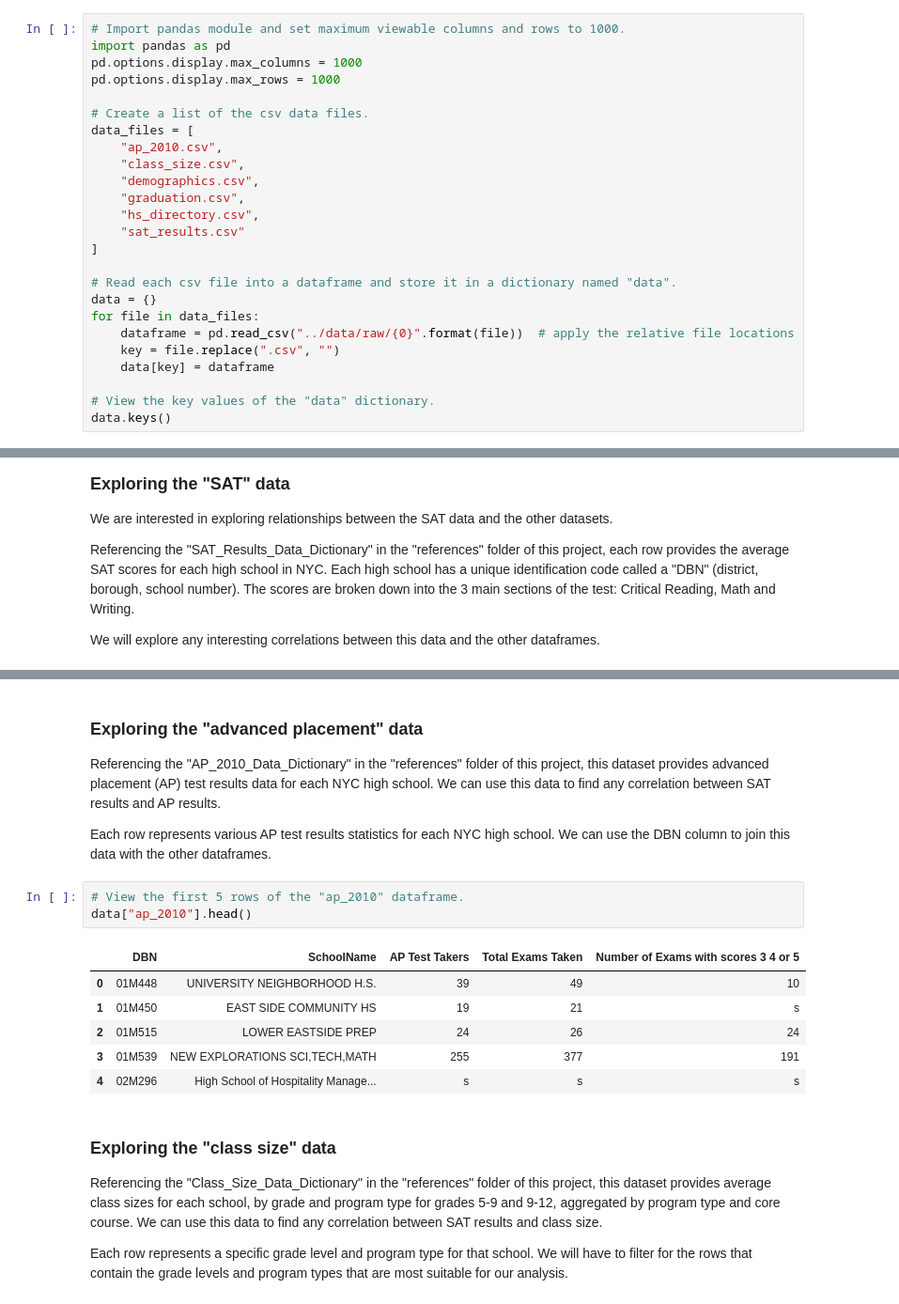
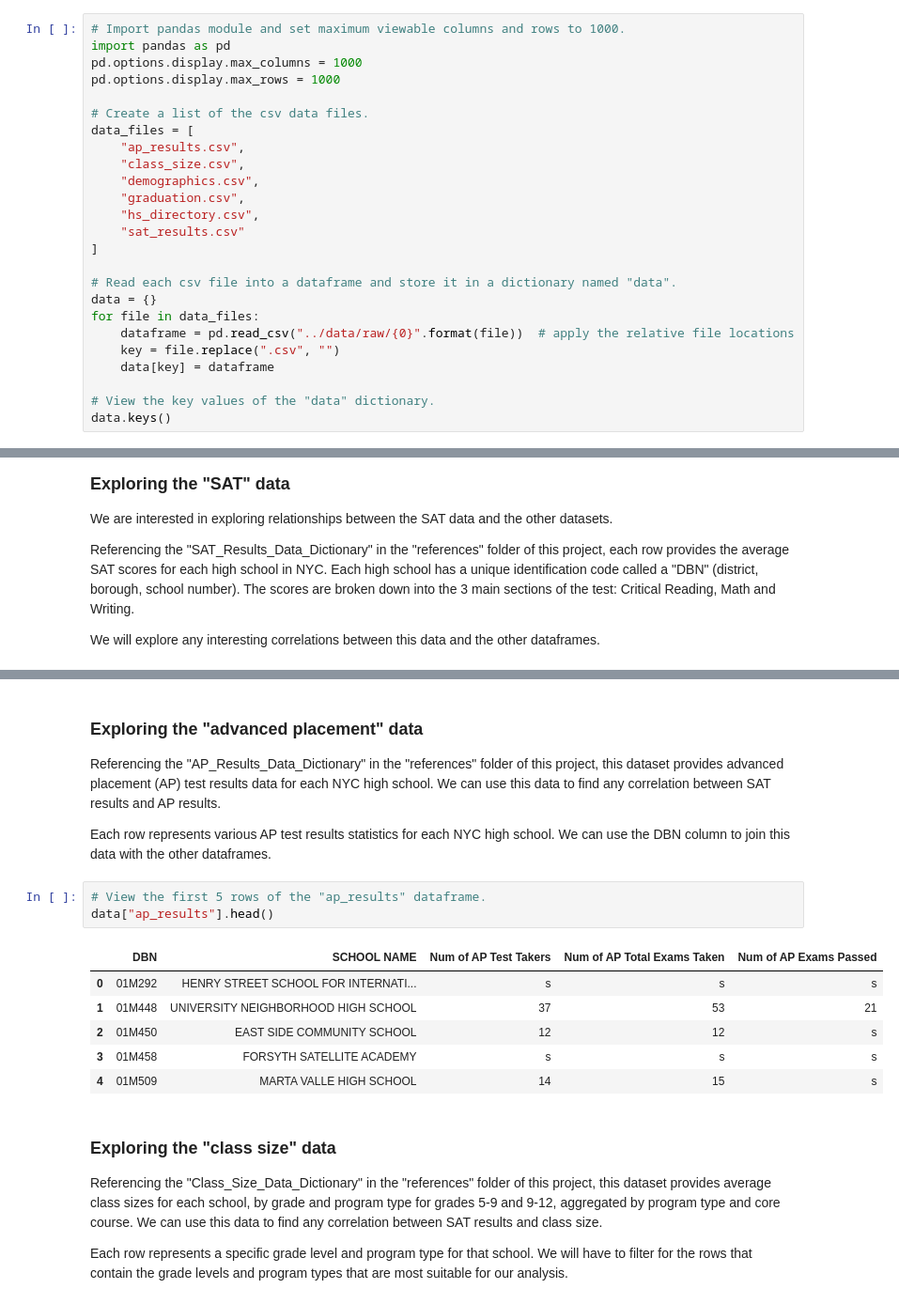
Before and after one commit to JustinToribio/cleaning-nyc-hs-data, a Jupyter notebook: notebooks/1.0-jt-clean-nyc-hs-data.ipynb, the cells around one changed output, grey strips where cells are left out. Shown at 94% size. Cells and saved outputs as stored; diff of their text form.

Commit message:
notebook and data: ap_2010 changed to ap_results (2012)

```diff
--- a/notebooks/1.0-jt-clean-nyc-hs-data.ipynb
+++ b/notebooks/1.0-jt-clean-nyc-hs-data.ipynb
@@ -47,7 +38,7 @@ pd.options.display.max_rows = 1000
 
 # Create a list of the csv data files.
 data_files = [
-    "ap_2010.csv",
+    "ap_results.csv",
     "class_size.csv",
     "demographics.csv",
     "graduation.csv",
@@ -92,19 +83,19 @@ data["sat_results"].head()
 # %% [markdown]
 ### Exploring the "advanced placement" data
 
-Referencing the "AP_2010_Data_Dictionary" in the "references" folder of this project, this dataset provides advanced placement (AP) test results data for each NYC high school.  We can use this data to find any correlation between SAT results and AP results.
+Referencing the "AP_Results_Data_Dictionary" in the "references" folder of this project, this dataset provides advanced placement (AP) test results data for each NYC high school.  We can use this data to find any correlation between SAT results and AP results.
 
 Each row represents various AP test results statistics for each NYC high school.  We can use the DBN column to join this data with the other dataframes.
 # %%
-# View the first 5 rows of the "ap_2010" dataframe.
-data["ap_2010"].head()
+# View the first 5 rows of the "ap_results" dataframe.
+data["ap_results"].head()
 # %% [output]
-|  | DBN | SchoolName | AP Test Takers | Total Exams Taken | Number of Exams with scores 3 4 or 5 |
-| 0 | 01M448 | UNIVERSITY NEIGHBORHOOD H.S. | 39 | 49 | 10 |
-| 1 | 01M450 | EAST SIDE COMMUNITY HS | 19 | 21 | s |
-| 2 | 01M515 | LOWER EASTSIDE PREP | 24 | 26 | 24 |
-| 3 | 01M539 | NEW EXPLORATIONS SCI,TECH,MATH | 255 | 377 | 191 |
-| 4 | 02M296 | High School of Hospitality Manage... | s | s | s |
+|  | DBN | SCHOOL NAME | Num of AP Test Takers | Num of AP Total Exams Taken | Num of AP Exams Passed |
+| 0 | 01M292 | HENRY STREET SCHOOL FOR INTERNATI... | s | s | s |
+| 1 | 01M448 | UNIVERSITY NEIGHBORHOOD HIGH SCHOOL | 37 | 53 | 21 |
+| 2 | 01M450 | EAST SIDE COMMUNITY SCHOOL | 12 | 12 | s |
+| 3 | 01M458 | FORSYTH SATELLITE ACADEMY | s | s | s |
+| 4 | 01M509 | MARTA VALLE HIGH SCHOOL | 14 | 15 | s |
 # %% [markdown]
 ### Exploring the "class size" data
 
```
Also changed, not shown: parts of 21 cells of this notebook, 4 other files.
